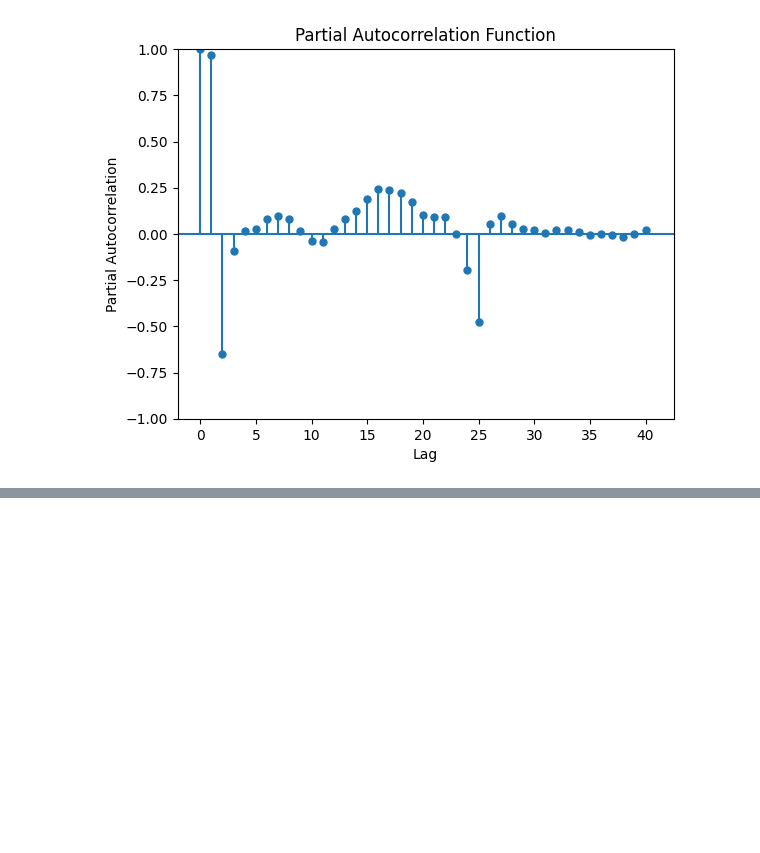
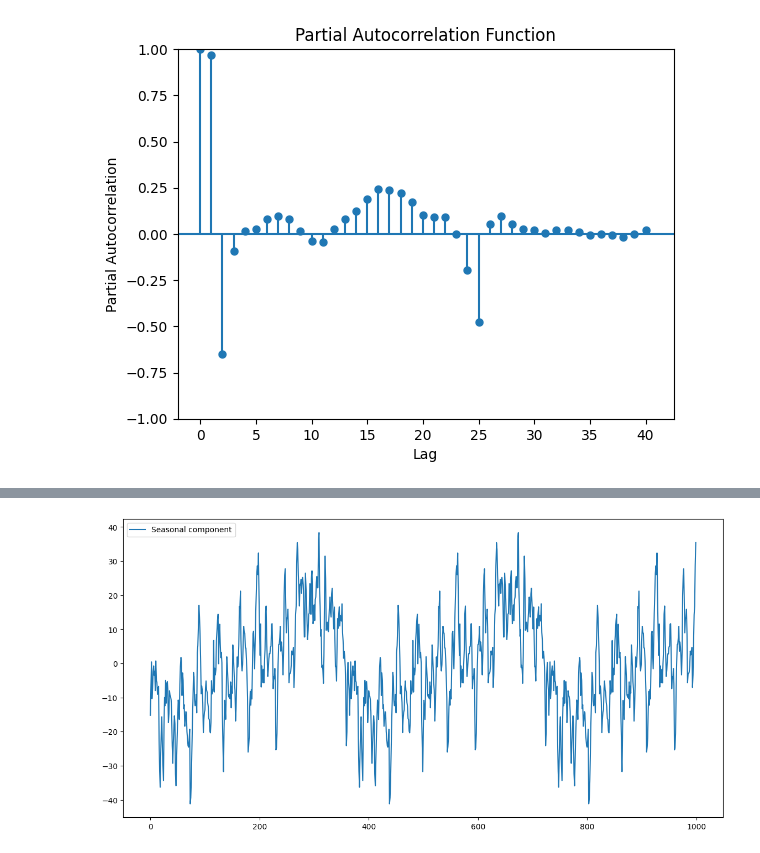
Before and after one commit to BenRoshan100/Power-Consumption-Forecasting, a Jupyter notebook: power_forecasting_eda.ipynb, the cells around one changed output, grey strips where cells are left out. Drawn from its saved outputs; the diff is of its cells as text; code cells hidden in the pictures; blank space fills up the shorter version.

```diff
--- a/power_forecasting_eda.ipynb
+++ b/power_forecasting_eda.ipynb
@@ -198,0 +230,7 @@ plt.show()
+# %%
+plt.figure(figsize=(14,7))
+plt.plot(result.seasonal[:1000],label='Seasonal component')
+plt.legend(loc='upper left')
+plt.show()
+# %% [output]
+[figure, added]
```
Also changed, not shown: parts of 19 cells of this notebook, 2 other files.
